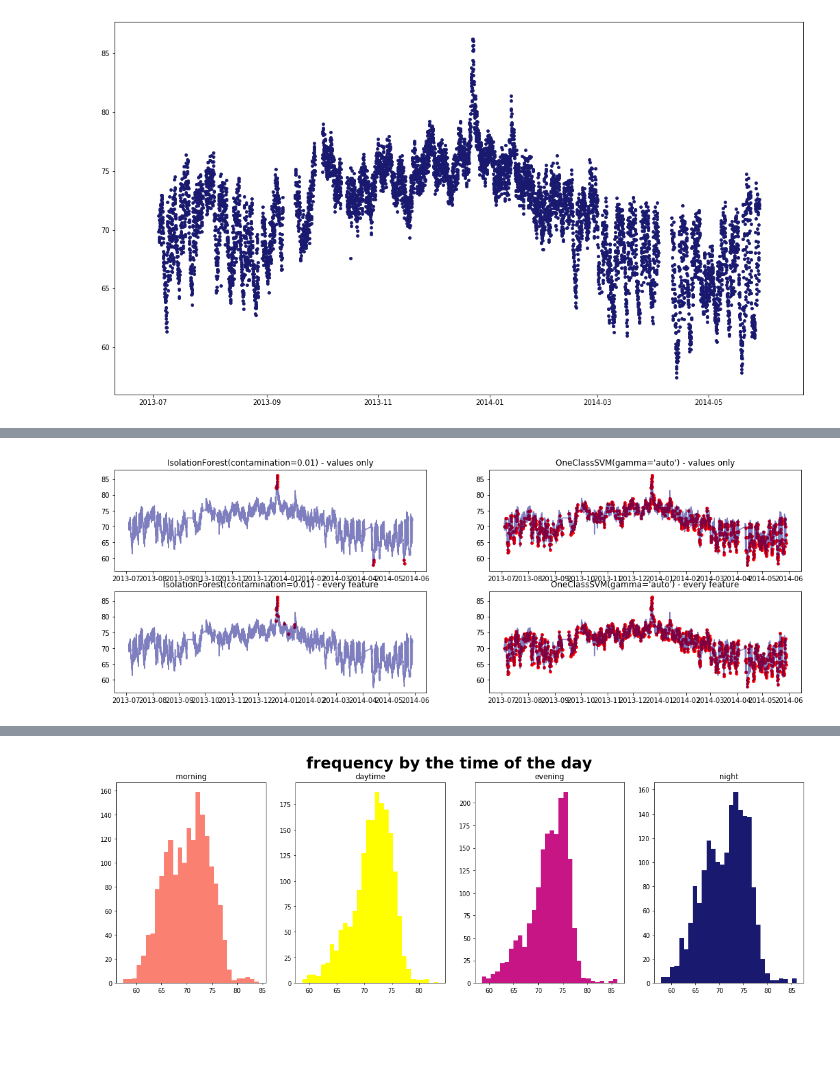
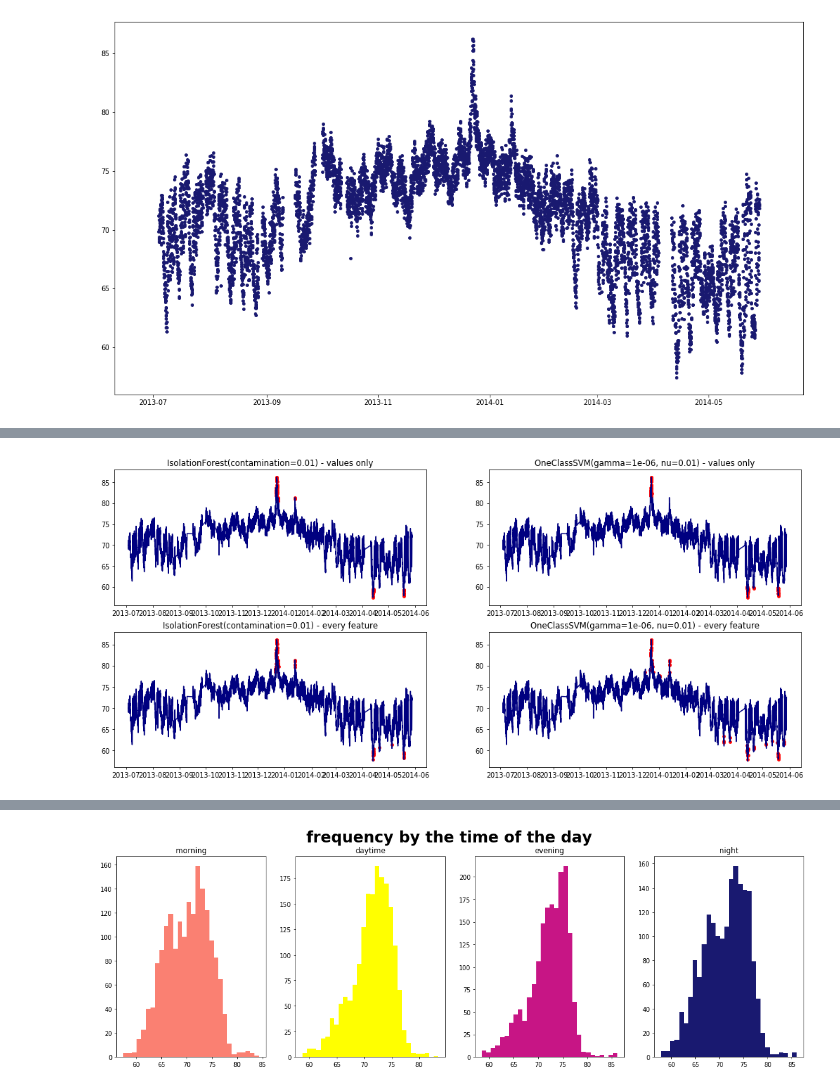
Before and after one commit to leafy-dandelion/2021-knu-tsad, a Jupyter notebook: Liubyma.ipynb, the cells around one changed output, grey strips where cells are left out. Cells and saved outputs as stored; diff of their text form; code cells hidden in the pictures; blank space fills up the shorter version.

```diff
--- a/Liubyma.ipynb
+++ b/Liubyma.ipynb
@@ -474,45 +515,42 @@ plt.show()
 # %%
 # Isolation Forest & One Class SVM
 from sklearn.ensemble import IsolationForest
 from sklearn.svm import OneClassSVM
 
-fig, ax = plt.subplots(2, 2, figsize = (18,6))
-colormap = np.array(['navy', 'red'])
-sizes = np.array([5, 20])
+fig, ax = plt.subplots(2, 2, figsize = (18,8))
 
-values = np.array(df_train['value'].copy()).reshape(-1, 1)
-value_test = np.array(df_test['value'].copy()).reshape(-1, 1)
-X = df_train.copy().loc[:,'value':'month']
-X_test = df_test.copy().loc[:,'value':'month']
-for i, clf in enumerate([IsolationForest(contamination=0.01), OneClassSVM(gamma='auto')]):
+values = np.array(df['value'].copy()).reshape(-1, 1)
+X = df.copy().loc[:,['value','hours','isweekend','season', 'month']]
+for i, clf in enumerate([IsolationForest(contamination=0.01), OneClassSVM(nu=0.01, gamma=0.000001)]):
     # only values
-    clf = clf.fit(values)
-    valuesonly_df = X_test.copy()
-    valuesonly_df['scores'] = clf.predict(value_test)
-    valuesonly_df['timestamp'] = pd.to_datetime(df_test['timestamp'])
+    clf_v = clf.fit(values)
+    valuesonly_df = pd.DataFrame(clf_v.predict(values), columns=['scores'])
+    valuesonly_df['timestamp'] = pd.to_datetime(df['timestamp'])
+    valuesonly_df['value'] = df['value']
     outliers_v = valuesonly_df[valuesonly_df['scores']<0]
 #    print(outliers_v)
 
-    # all the features
-    clf = clf.fit(X)
-    everyfeature_df = X_test.copy()
-    everyfeature_df['scores'] = clf.predict(X_test)
-    everyfeature_df['timestamp'] = pd.to_datetime(df_test['timestamp'])
+
+        # all the features
+    clf_e = clf.fit(X)
+    everyfeature_df = X.copy()
+    everyfeature_df['scores'] = clf_e.predict(X)
+    everyfeature_df['timestamp'] = pd.to_datetime(df['timestamp'])
     outliers_e = everyfeature_df[everyfeature_df['scores']<0]
 #    print(outliers_e)
 
     #plotting
-    ax[0,i].plot(df['timestamp'].to_numpy(), df['value'].to_numpy(),color='navy', alpha=0.5)
+    ax[0,i].plot(df['timestamp'].to_numpy(), df['value'].to_numpy(),color='navy')
     ax[0,i].scatter(outliers_v['timestamp'], outliers_v['value'], c='red', s=15)
     ax[0,i].set_title("{} - values only".format(clf))
 
-    ax[1,i].plot(df['timestamp'].to_numpy(), df['value'].to_numpy(),color='navy', alpha=0.5)
+    ax[1,i].plot(df['timestamp'].to_numpy(), df['value'].to_numpy(),color='navy')
     ax[1,i].scatter(outliers_e['timestamp'], outliers_e['value'], c='red', s=15)
     ax[1,i].set_title("{} - every feature".format(clf))
 
 plt.show()
 # %% [output]
-[figure, old version]
+[figure, new version]
 # %%
 # The svm.OneClassSVM is known to be sensitive to outliers and thus does not perform very well for outlier detection
 # %%
```
Also changed, not shown: parts of 26 cells of this notebook.
